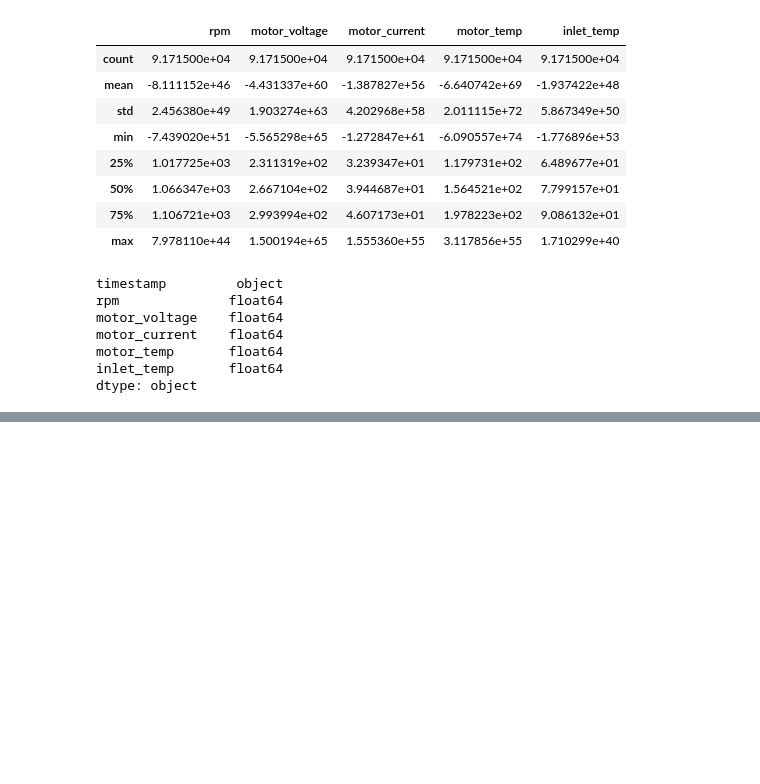
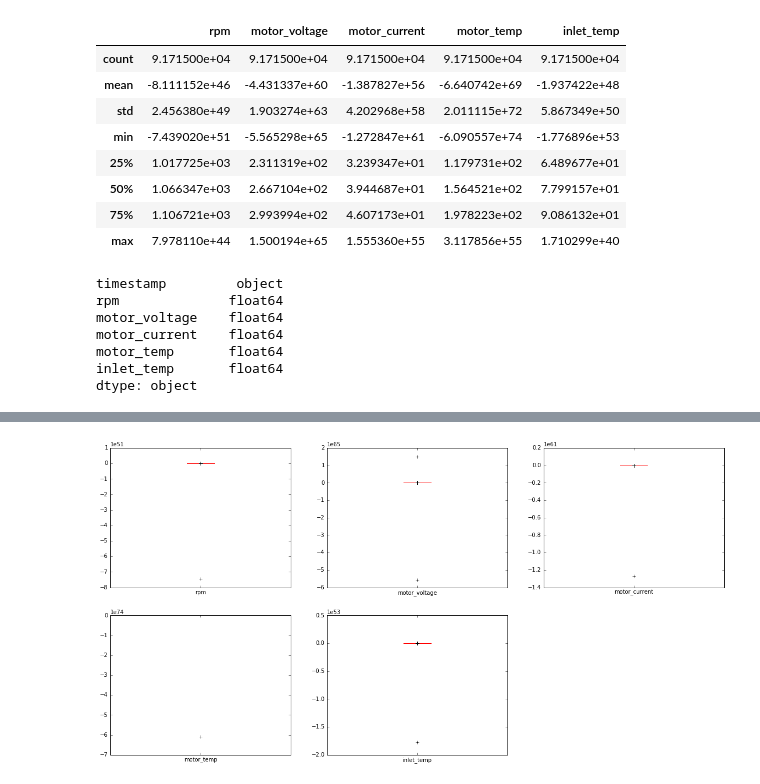
Before and after one commit to praneethtamvada/data-science-challenge, a Jupyter notebook: Datasciencechall.ipynb, the cells around one changed output, grey strips where cells are left out. Cells and saved outputs as stored; diff of their text form; code cells hidden in the pictures; blank space fills up the shorter version.

```diff
--- a/Datasciencechall.ipynb
+++ b/Datasciencechall.ipynb
@@ -48,0 +71,9 @@ unit_sca = preprocessing.scale(unit)
+# %%
+#Lets see the box plots to check for those extreem outliers
+
+names = ['rpm', 'motor_voltage', 'motor_current', 'motor_temp', 'inlet_temp']
+
+unit.plot(kind='box', figsize=(20,10), subplots=True, layout=(2,3), sharex=False, sharey=False)
+plt.show()
+# %% [output]
+[figure, added]
```
Also changed, not shown: parts of 19 cells of this notebook, 1 other file.
